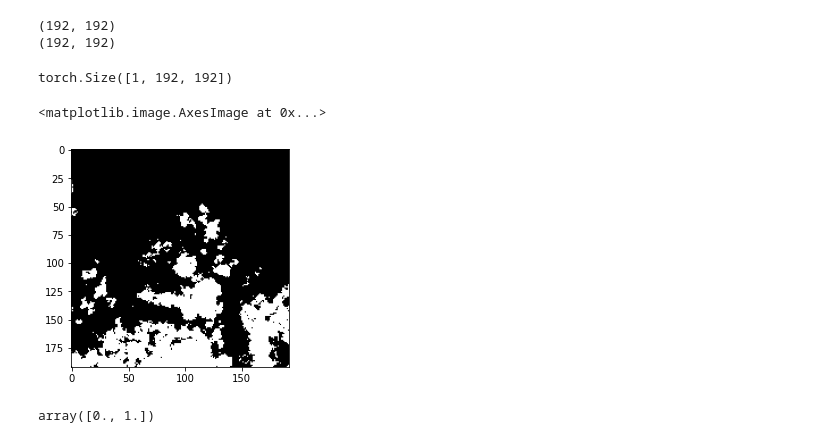
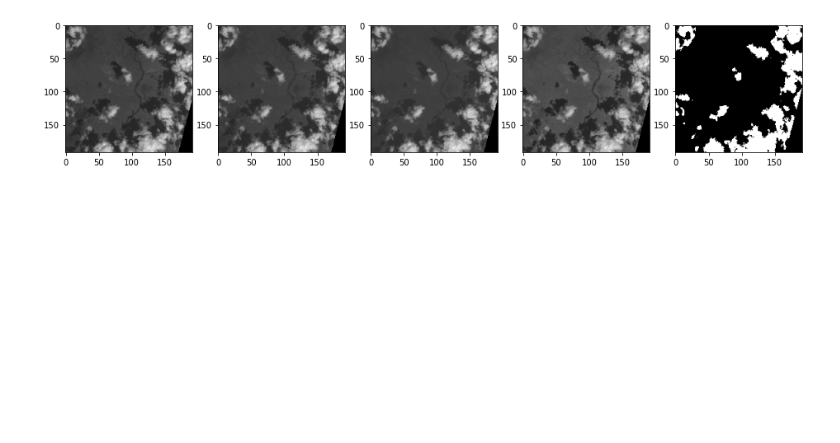
Before and after one commit to hajialigol/cs_6804_project, a Jupyter notebook: CloudNet_TrainTest.ipynb, the cells around one changed output. Cells and saved outputs as stored; diff of their text form; code cells hidden in the pictures; blank space fills up the shorter version.

```diff
--- a/CloudNet_TrainTest.ipynb
+++ b/CloudNet_TrainTest.ipynb
@@ -79,16 +79,13 @@ class CloudDataset(Dataset):
             images, target = self.transform_data(images, target)
 
         # Switch to CHW format and convert to Dataset
-        #images = np.moveaxis(images, 2, 0)
-        # target = target[np.newaxis, ...]
         return ToTensor()(images), ToTensor()(target)
 
     def transform_data(self, images, target):
-        rnd_flip = 0
-        rnd_rotate_clk = 1
-        rnd_rotate_cclk = 0
-        rnd_zoom = 0
-        #np.random.randint(2, dtype=int)
+        rnd_flip = np.random.randint(2, dtype=int)
+        rnd_rotate_clk = np.random.randint(2, dtype=int)
+        rnd_rotate_cclk = np.random.randint(2, dtype=int)
+        rnd_zoom = np.random.randint(2, dtype=int)
 
         if rnd_flip == 1:
             images, target = flipping_img_and_msk(images, target)
@@ -126,18 +108,0 @@ plt.imshow(imgtest123[3], cmap="gray")
-# %%
-msktest123 = ds_train[0][1]
-# %% [output]
-(192, 192)
-(192, 192)
-# %%
-msktest123.shape
-# %% [output]
-torch.Size([1, 192, 192])
-# %%
-plt.imshow(msktest123[0], cmap="gray")
-# %% [output]
-<matplotlib.image.AxesImage at 0x...>
-[figure, removed]
-# %%
-np.unique(msktest123)
-# %% [output]
-array([0., 1.])
@@ -149,0 +109,21 @@ nir123 = imread(train_img[0][3])
+# %%
+# Visualize data
+img_idx = np.random.randint(len(train_img_split), dtype=int)
+ds_entry = ds_train[img_idx]
+imgtest123 = ds_entry[0]
+msktest123 = ds_entry[1]
+
+fig = plt.figure(figsize=(16,9))
+plt.subplot(1, 5, 1)
+plt.imshow(imgtest123[0], cmap='gray')
+plt.subplot(1, 5, 2)
+plt.imshow(imgtest123[1], cmap='gray')
+plt.subplot(1, 5, 3)
+plt.imshow(imgtest123[2], cmap='gray')
+plt.subplot(1, 5, 4)
+plt.imshow(imgtest123[3], cmap='gray')
+plt.subplot(1, 5, 5)
+plt.imshow(msktest123[0], cmap='gray')
+plt.show()
+# %% [output]
+[figure, added]
```
Also changed, not shown: parts of 4 cells of this notebook, 1 other file.
